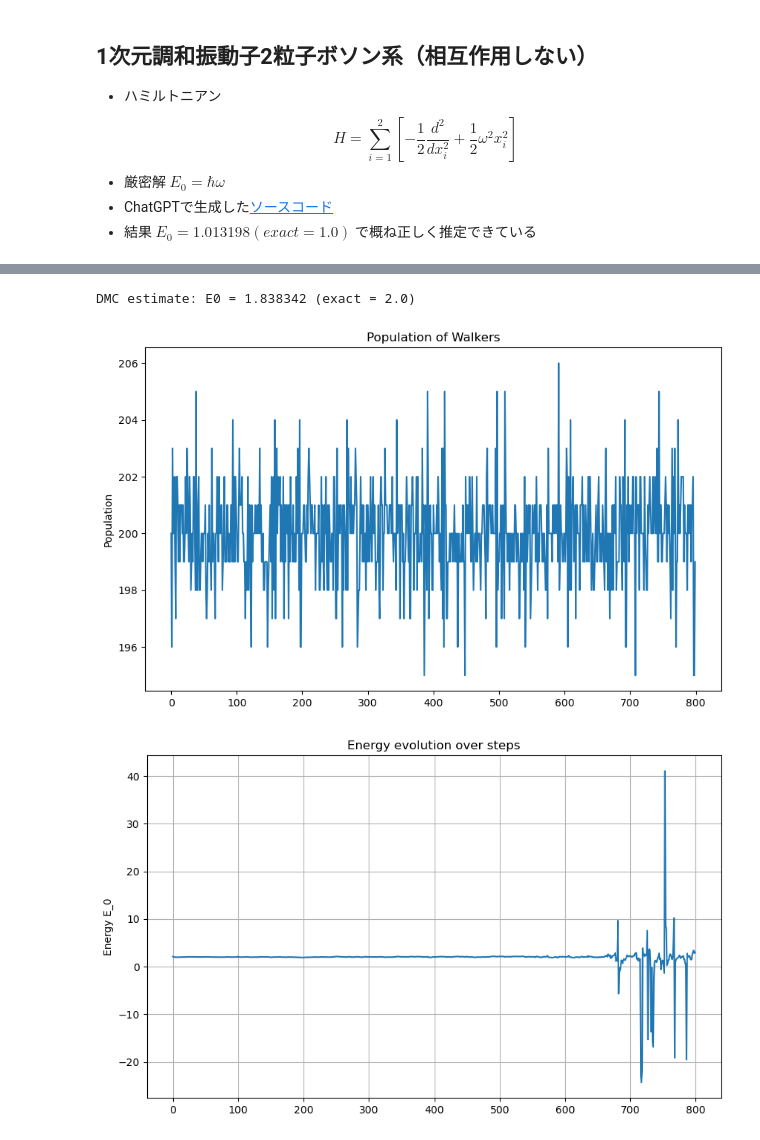
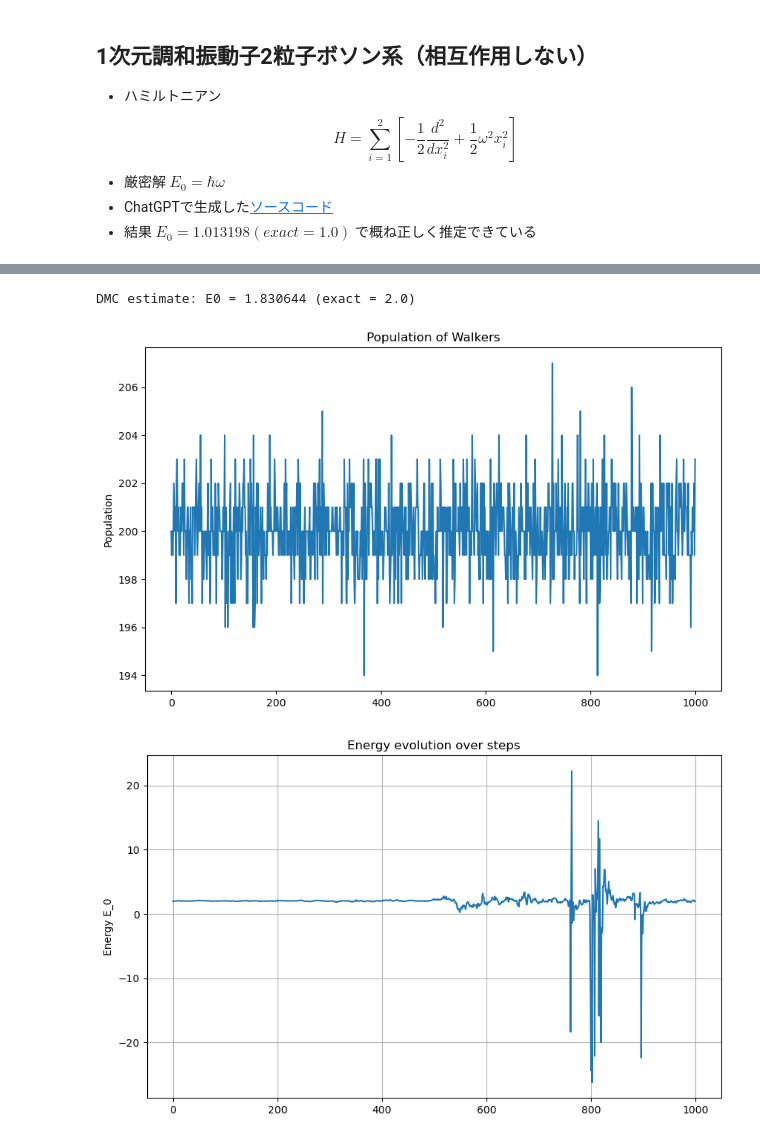
Before and after one commit to harada4atsushi/SeniorThesis, a Jupyter notebook: diffusion_monte_carlo.ipynb, the cells around one changed output, grey strips where cells are left out. Cells and saved outputs as stored; diff of their text form; code cells hidden in the pictures.

```diff
--- a/diffusion_monte_carlo.ipynb
+++ b/diffusion_monte_carlo.ipynb
@@ -188,7 +188,7 @@ def dmc_1d_harmonic(
     # return E_mean, E_sem, E_arr
     return E_est, E_arr, x_hist
 
-E_est, E_arr, x_hist = dmc_1d_harmonic(n_walkers=300, n_steps=2000, burn_in=200, alpha=0.9, E_T_init=0.5)
+E_est, E_arr, x_hist = dmc_1d_harmonic(n_walkers=300, n_steps=2000, burn_in=200, alpha=0.8, E_T_init=0.5)
 # print(f"DMC estimate: E0 = {E_est:.6f} ± {dE:.6f}  (exact = 0.5)")
 print(f"DMC estimate: E0 = {E_est:.8f} (exact = 0.5)")
 
@@ -284,7 +284,7 @@ def dmc_1d_2p_harmonic(
     E_est = E_arr.mean()
     return E_est, E_arr, X_hist
 
-E_est, E_arr, X_hist = dmc_1d_2p_harmonic(n_walkers=200, n_steps=800, burn_in=200, alpha=0.3)
+E_est, E_arr, X_hist = dmc_1d_2p_harmonic(n_walkers=300, n_steps=1000, burn_in=200, alpha=0.8)
 print(f"DMC estimate: E0 = {E_est:.6f} (exact = 1.0)")
 
 plot_walkers_population(plt, X_hist)
@@ -389,34 +389,34 @@ def dmc_1d_2p_fermion_harmonic(
         E_0 = local_energy(X_new).mean()
         E_T = E_0 - np.log(N_new/n_walkers)/(k*dt)
         X = X_new
 
         # エネルギー推定（符号付き平均）
         E_L_mix = local_energy(X)
         numerator = np.sum(signs * weights * E_L_mix)
         denominator = np.sum(signs * weights)
         E_0 = numerator / denominator
         E_samples.append(E_0)
 
         # # ---- mixed estimator: エネルギー推定（burn-in後に記録）----
         # if step >= burn_in:
         #     # 混合推定量は単純に E_L のウォーカー平均
         #     E_step = np.mean(local_energy(X))
         #     E_samples.append(E_step)
 
     if len(E_samples) == 0:
         return np.nan, np.nap
 
     # walker平均の平均がエネルギー推定値
     E_arr = np.array(E_samples)
     E_est = E_arr.mean()
     return E_est, E_arr, X_hist
 
-E_est, E_arr, X_hist = dmc_1d_2p_fermion_harmonic(n_walkers=200, n_steps=800, burn_in=100, alpha=0.8, dt=0.05)
+E_est, E_arr, X_hist = dmc_1d_2p_fermion_harmonic(n_walkers=200, n_steps=1000, burn_in=100, alpha=0.8, dt=0.05)
 print(f"DMC estimate: E0 = {E_est:.6f} (exact = 2.0)")
 
 plot_walkers_population(plt, X_hist)
 plot_evolution_of_E(plt, E_arr)
 # %% [output]
-DMC estimate: E0 = 1.838342 (exact = 2.0)
+DMC estimate: E0 = 1.830644 (exact = 2.0)
-[figure, old version]
+[figure, new version]
-[figure, old version]
+[figure, new version]
```
Also changed, not shown: parts of 3 cells of this notebook, 3 other files.
